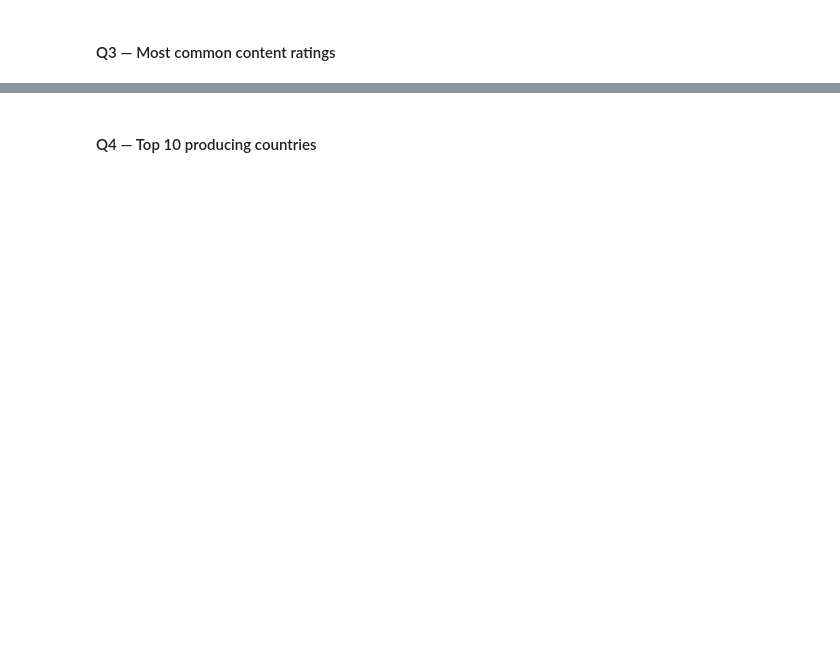
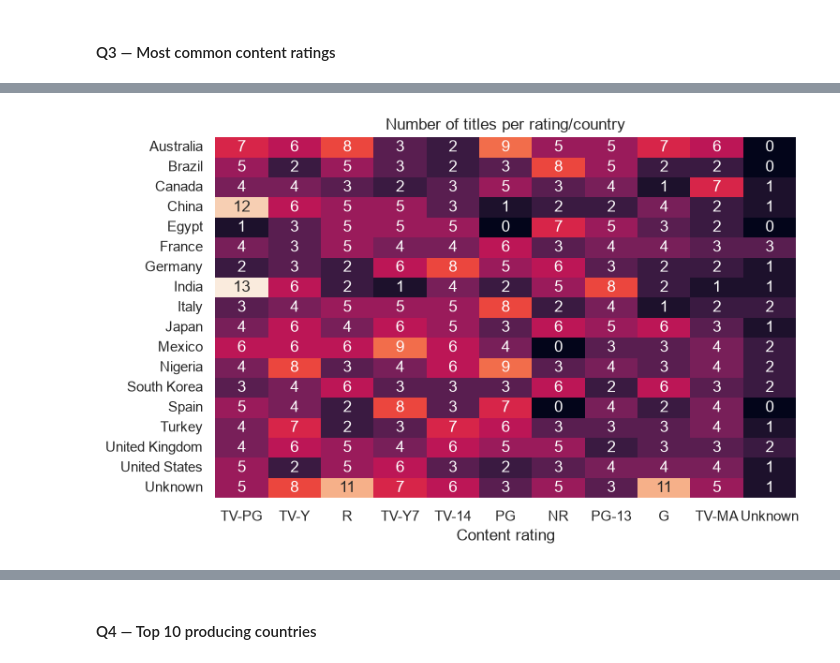
Before and after one commit to sysakm/movie_analytics_da_2026, a Jupyter notebook: starter_notebook.ipynb, the cells around one changed output, grey strips where cells are left out. Cells and saved outputs as stored; diff of their text form; code cells hidden in the pictures; blank space fills up the shorter version.

```diff
--- a/starter_notebook.ipynb
+++ b/starter_notebook.ipynb
@@ -1231,0 +1295,22 @@ Answer each question with code + chart + a written finding.
+# %%
+# Your code here
+rating_df = titles.groupby('content_rating').agg(n_titles=('title_id', 'nunique')).sort_values('n_titles', ascending=False)
+
+rating_country_df = titles.groupby(['country', 'content_rating']).agg(n_titles=('title_id', 'nunique'))['n_titles'].unstack(level=0).fillna(0)
+rating_country_df = rating_country_df.loc[rating_df.index]
+
+plt.figure(figsize=(8, 5))
+sns.heatmap(rating_country_df.T, annot=True, cbar=False)
+plt.ylabel('')
+plt.xlabel('Content rating')
+plt.xticks(rotation=0)
+plt.title('Number of titles per rating/country')
+plt.savefig(
+    "pictures/q3_2.png",
+    dpi=300,
+    bbox_inches="tight",
+    transparent=False
+)
+plt.show()
+# %% [output]
+[figure, added]
```
Also changed, not shown: parts of 54 cells of this notebook, 7 other files.
